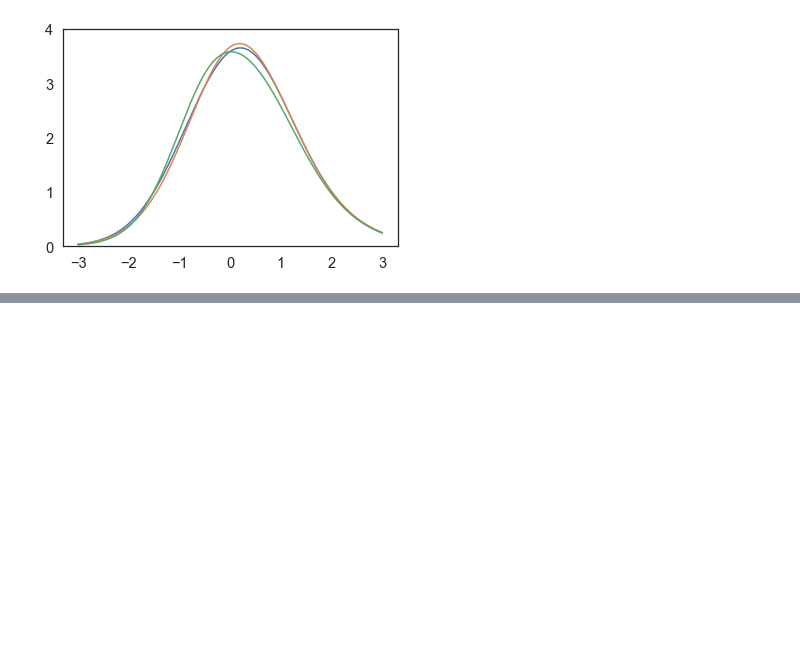
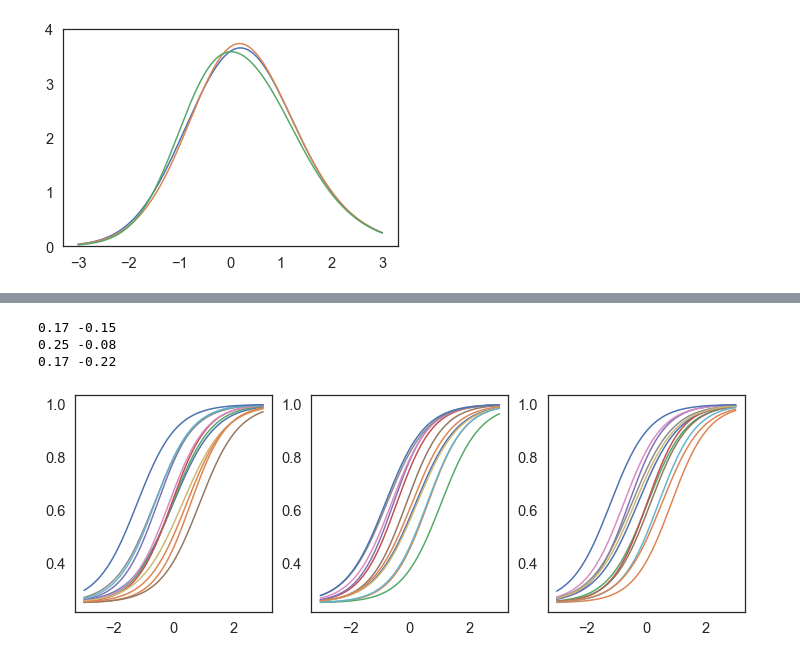
Before and after one commit to ndawlab/mars-irt, a Jupyter notebook: 03_Calibration/XX_mip.ipynb, the cells around one changed output, grey strips where cells are left out. Saved outputs shown, nothing was run; the diff lists cells and outputs as text; code cells hidden in the pictures; blank space fills up the shorter version.

```diff
--- a/03_Calibration/XX_mip.ipynb
+++ b/03_Calibration/XX_mip.ipynb
@@ -352,0 +293,15 @@ array([ 53,  51,  52,  76,  77,  75,  93,  94,  95, 124, 125, 123, 129,
+# %%
+fig, axes = plt.subplots(1,3,figsize=(12,4))
+
+for i, ax in enumerate(axes):
+    ix = [triples[j][i] for j in selected]
+    theta = np.linspace(-3,3,1001)
+    mu = np.outer(theta, alpha[ix]) - beta[ix]
+    p = gamma + (1-gamma) * inv_logit(mu)
+    print(np.mean(p[theta==0] < 0.5).round(2), np.mean(beta[ix]).round(2))
+    ax.plot(theta, p)
+# %% [output]
+0.17 -0.15
+0.25 -0.08
+0.17 -0.22
+[figure, added]
```
Also changed, not shown: parts of 22 cells of this notebook.
